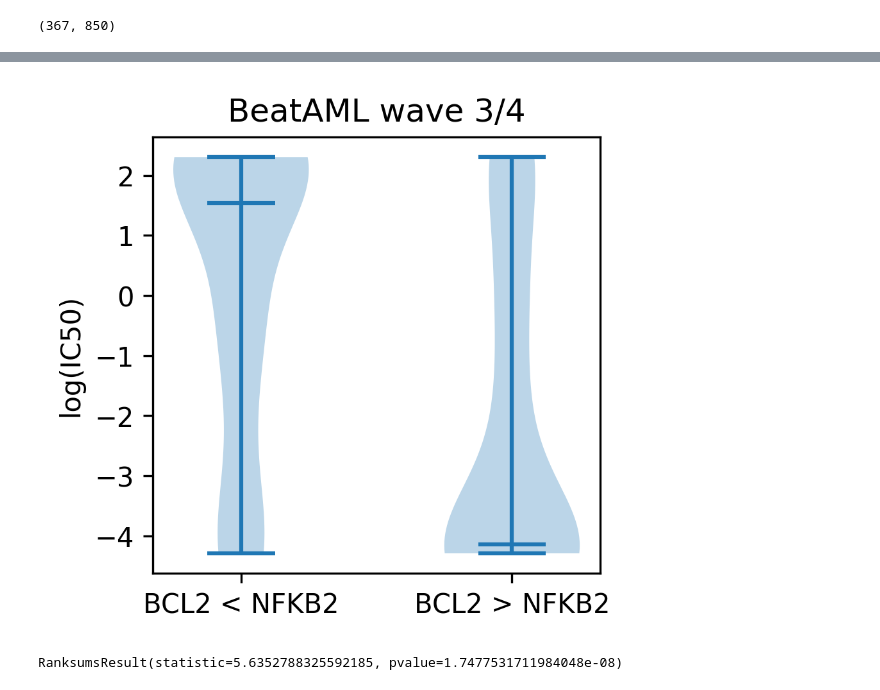
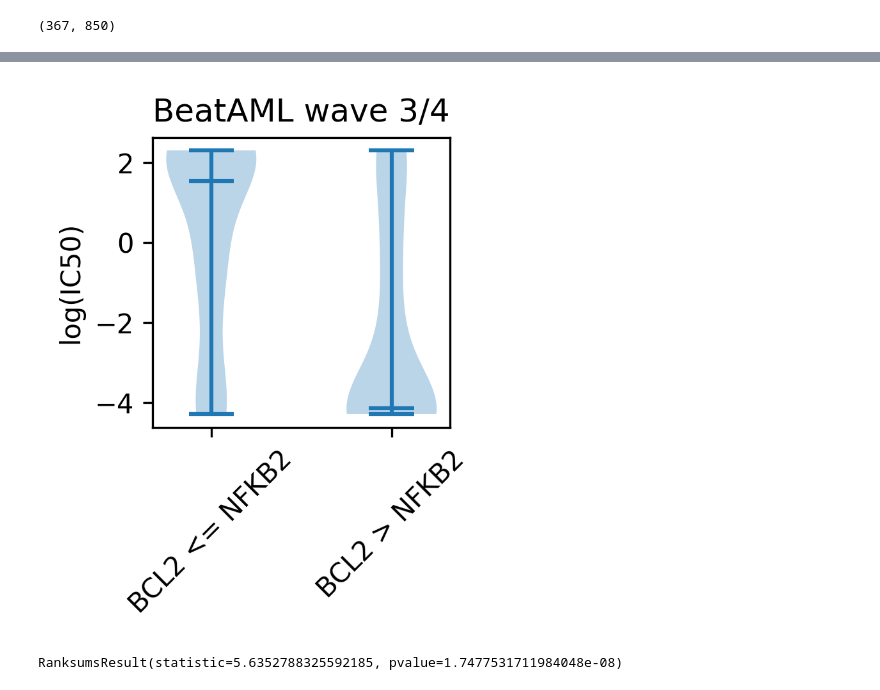
Before and after one commit to gloriachin/KG_Prediction_AML, a Jupyter notebook: step9_validation_of_features.ipynb, the cells around one changed output, grey strips where cells are left out. Saved outputs shown, nothing was run; the diff lists cells and outputs as text; code cells hidden in the pictures.

```diff
--- a/step9_validation_of_features.ipynb
+++ b/step9_validation_of_features.ipynb
@@ -304,19 +310,24 @@ stats.ranksums(arr1, arr2)
 RanksumsResult(statistic=6.759398519817259, pvalue=1.3856577326048966e-11)
 # %%
+Feature = "NPC2-GATA2"
+#Feature = "FGD4-MIR4519"
 Feature = "BCL2-NFKB2"
+
 arr1 = df_sele__wave3_new.loc[df_sele__wave3_new[Feature] == 0,]['ic50']
 arr2  = df_sele__wave3_new.loc[df_sele__wave3_new[Feature] == 1,]['ic50']
 
 #plot a violin plot for arr1 and arr2
-plt.figure(dpi = 300, figsize = (3, 3))
+plt.figure(dpi = 300, figsize = (2, 2))
 plt.violinplot([np.log(arr1), np.log(arr2)], showmedians=True)
 plt.ylabel('log(IC50)')
 plt.title("BeatAML wave 3/4")
-plt.xticks([1, 2], [' < '.join([Feature.split("-")[0], Feature.split('-')[1]]),  ' > '.join([Feature.split("-")[0], Feature.split('-')[1]])])
+plt.xticks([1, 2],
+           [' <= '.join([Feature.split("-")[0], Feature.split('-')[1]]),  ' > '.join([Feature.split("-")[0], Feature.split('-')[1]])],
+           rotation = 45)
 plt.show()
 
 # wilcoxon rank sum test for arr1 and arr2
 stats.ranksums(arr1, arr2)
 # %% [output]
-[figure, old version]
+[figure, new version]
 RanksumsResult(statistic=5.6352788325592185, pvalue=1.7477531711984048e-08)
```
Also changed, not shown: parts of 4 cells of this notebook.
